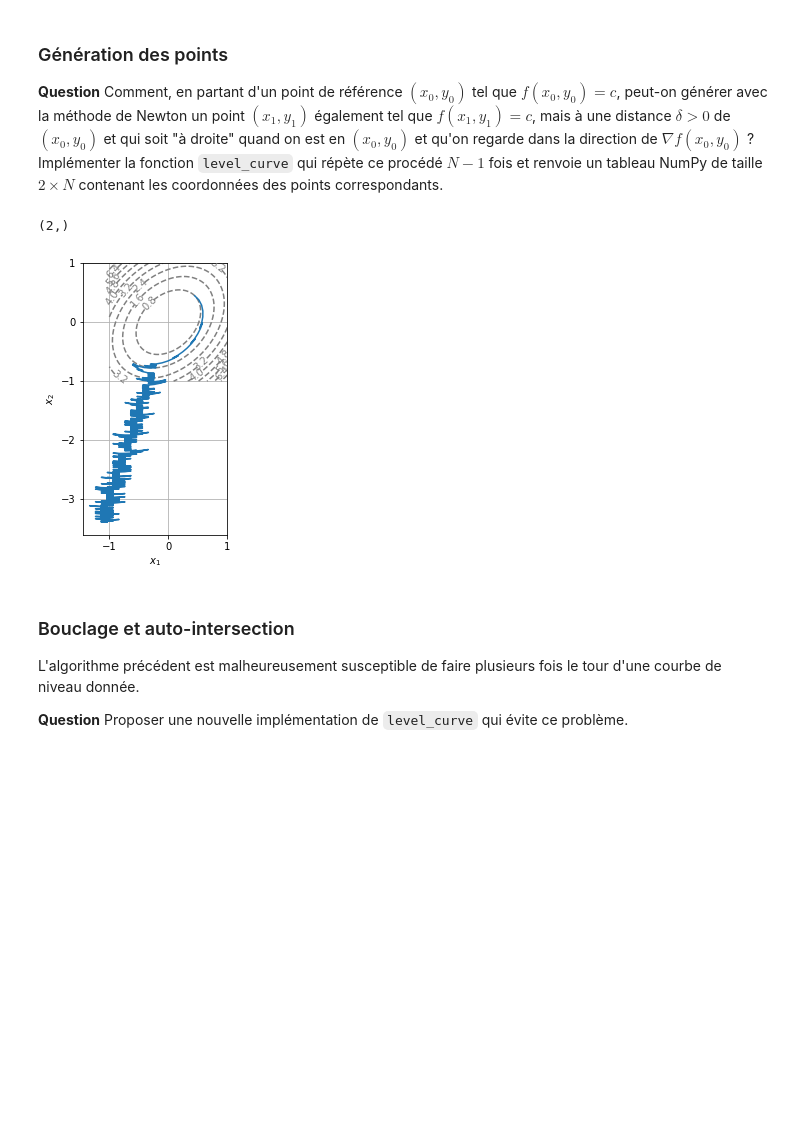
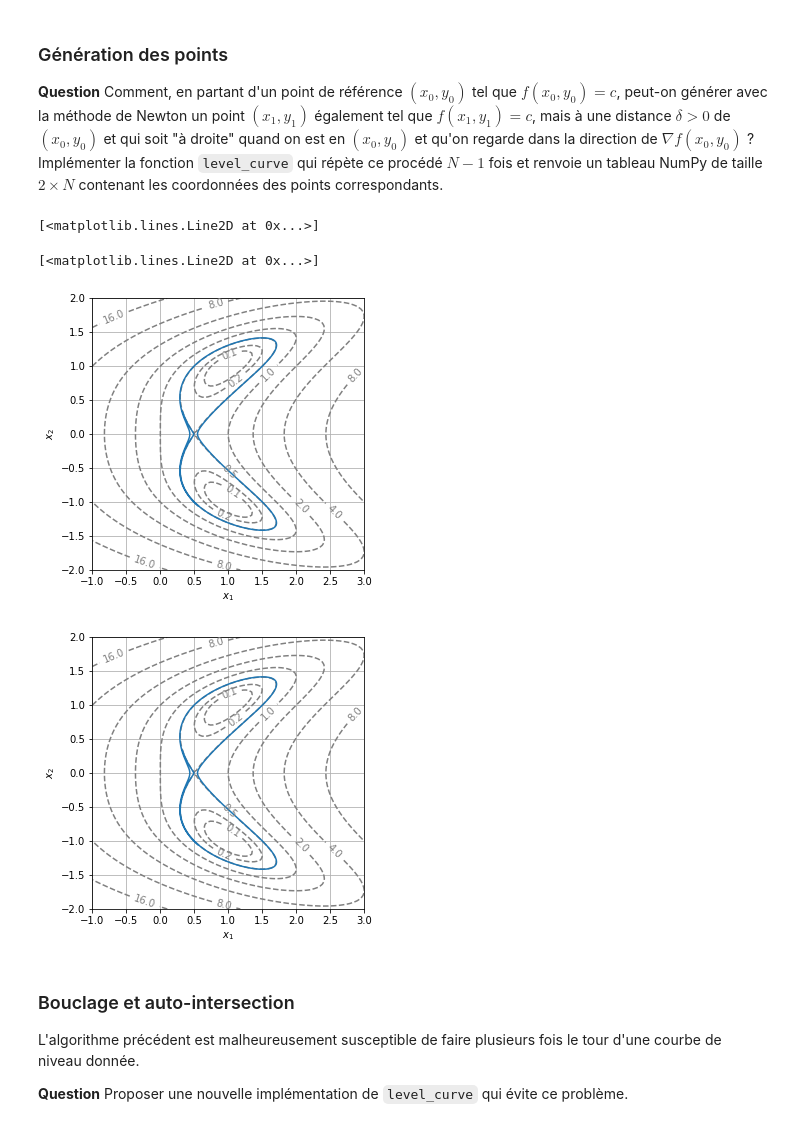
Before and after one commit to EliottBarbier/projet-maths, a Jupyter notebook: Projet numérique - Calcul différentiel.ipynb, the cells around one changed output. Saved outputs shown, nothing was run; the diff lists cells and outputs as text; code cells hidden in the pictures; blank space fills up the shorter version.

```diff
--- a/Projet numérique - Calcul différentiel.ipynb
+++ b/Projet numérique - Calcul différentiel.ipynb
@@ -197,7 +205,7 @@ def Newton(F, x0, y0, eps=eps, N=N):
 **Question** Tester votre implémentation de la fonction `Newton` ! On suggère par exemple de l'utiliser pour chercher un point $(x, y)$ de la ligne de niveau $0.8$ de $f_1$ (cf. Exemples de référence) qui vérifie en outre $x = y$ en utilisant le point $(0.8, 0.8)$. Puis de faire varier le point de référence, la contrainte supplémentaire, etc. et de représenter graphiquement les résultats.
 # %%
 def F(x,y):
-    return( np.array( [ f1(x,y)-0.8 , x-y ]) )
+    return( np.array( [ f2(x,y)-0.5 , x-y ]) )
 
 Newton(F,0.8,0.8)
 
@@ -211,45 +220,61 @@ Newton(F,0.8,0.8)
 # %%
 def level_curve(f, x0, y0, delta=0.1, N=1000, eps=eps):
     tab=np.empty( (2,N) )
-    print(tab[:,0].shape)
+    #print(tab[:,0].shape) # Shape (2,)
     tab[:,0]=np.array([x0,y0])
     x,y=x0,y0
     for k in range(1,N):
         grad_f=grad(f)
 
         gradient=grad_f(x,y)
-        sol1y= - delta/np.sqrt(1+ (gradient[1]/gradient[0])**2 )
-        sol1x= -gradient[1]/gradient[0] * sol1y
+        if np.isclose(gradient[0],0.) :
+            x=x+delta
+            y=y
 
-        if np.dot(gradient, np.array([sol1x,sol1y])) >=0 : #On veut que le produit scalaire soir positif pour que la sol aille
-                                                            # dans le même sens que le gradient
-            x=sol1x+x
-            y=sol1y+y
+        else :
+            sol1y= - delta/np.sqrt(1+ (gradient[1]/gradient[0])**2 )
+            sol1x= -(gradient[1]/gradient[0]) * sol1y
+            #print(gradient)
+            normegrad= np.sqrt( gradient[0]**2 + gradient[1]**2)
+            norme=np.sqrt(sol1x**2+sol1y**2)
+            #print(np.dot(gradient, np.array([sol1x,sol1y])))
+            #print(np.linalg.det(np.array( [ [gradient[0]/normegrad, sol1x/norme ], [gradient[1]/normegrad, sol1y/norme ]])))
+            if np.isclose(np.linalg.det(np.array( [ [gradient[0]/normegrad, sol1x/norme ], [gradient[1]/normegrad, sol1y/norme ]])),1.) :
+                    #L'idée serait de regarde la matrice de
+                  #passage de la base orthonormée canonique dans celle crée et de voir si de déterminant +1,
+                    #sinon on change la sol, car ça veut dire qu'on a une indirecte, et donc qu'un part vers la gauche
 
-        else:
-            x=-sol1x+x
-            y=-sol1y+y
+                x=sol1x+x
+                y=sol1y+y
+
+            else:
+                x=-sol1x+x
+                y=-sol1y+y
         tab[:,k]=np.array([x,y])
 
     return (tab)
 
 x0,y0=Newton(F,0.8,0.8)
-tab=level_curve(f1,x0,y0)
+tab=level_curve(f2,x0,y0,delta=0.001,N=10000) #On augmente la précision et le nombre de points pour que ça suive bien
 
 X=tab[0,:]
 Y=tab[1,:]
 
 display_contour(
-    f1,
-    x=np.linspace(-1.0, 1.0, 100),
-    y=np.linspace(-1.0, 1.0, 100),
-    levels=10 # 10 levels, automatically selected
+    f2,
+    x=np.linspace(-1.0, 3.0, 100),
+    y=np.linspace(-2.0, 2.0, 100),
+    levels=[2**i for i in range(-3, 8)] # levels: [0.125, 0.25, ..., 64, 128]
 )
 plt.plot(X,Y)
-plt.show();
+
+
+#CA MARCHE, mais on fait plusieurs tours
 # %% [output]
-(2,)
+[<matplotlib.lines.Line2D at 0x...>]
+[<matplotlib.lines.Line2D at 0x...>]
-[figure, old version]
+[figure, new version]
+[figure, added]
 # %% [markdown]
 ### Bouclage et auto-intersection
 
```
Also changed, not shown: parts of 7 cells of this notebook.
